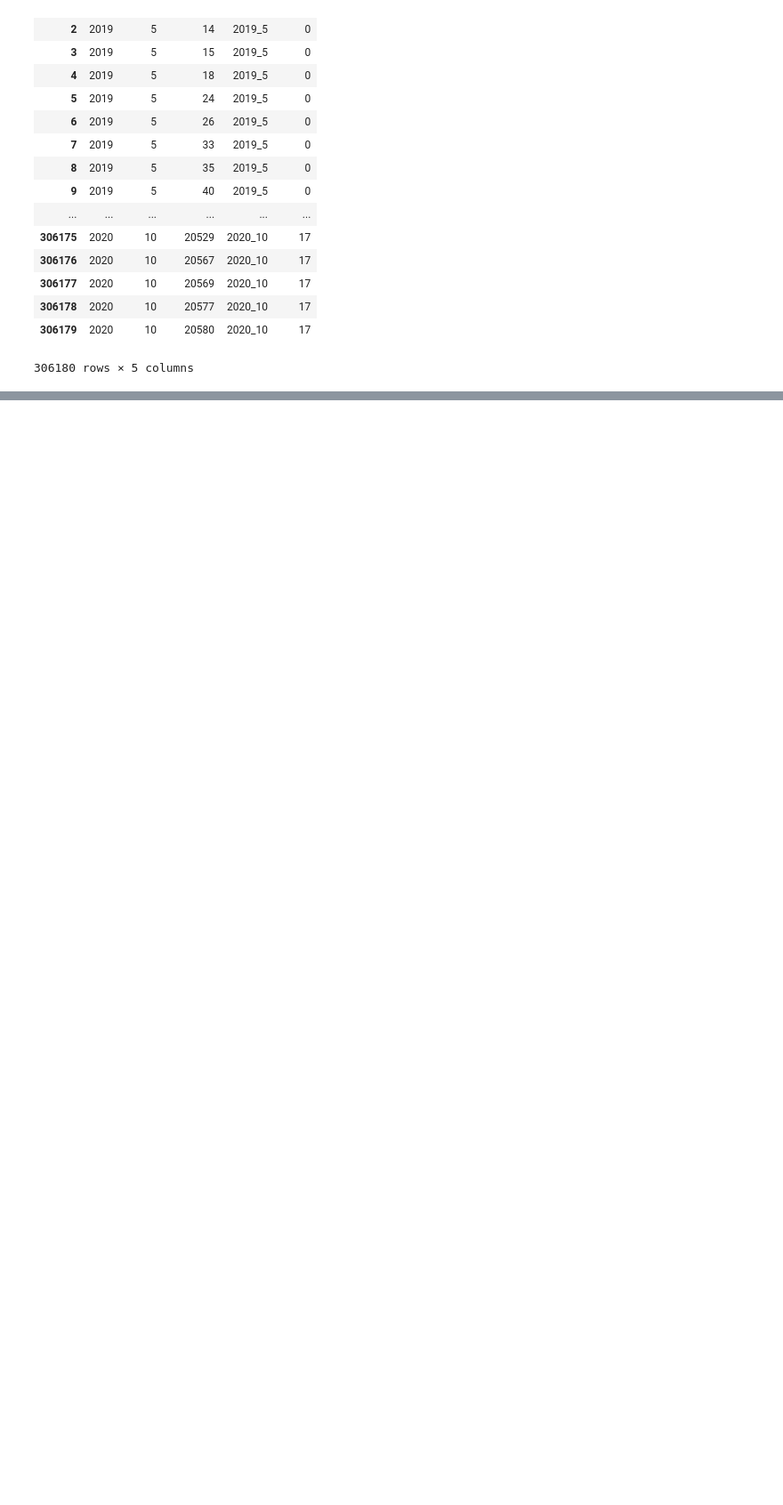
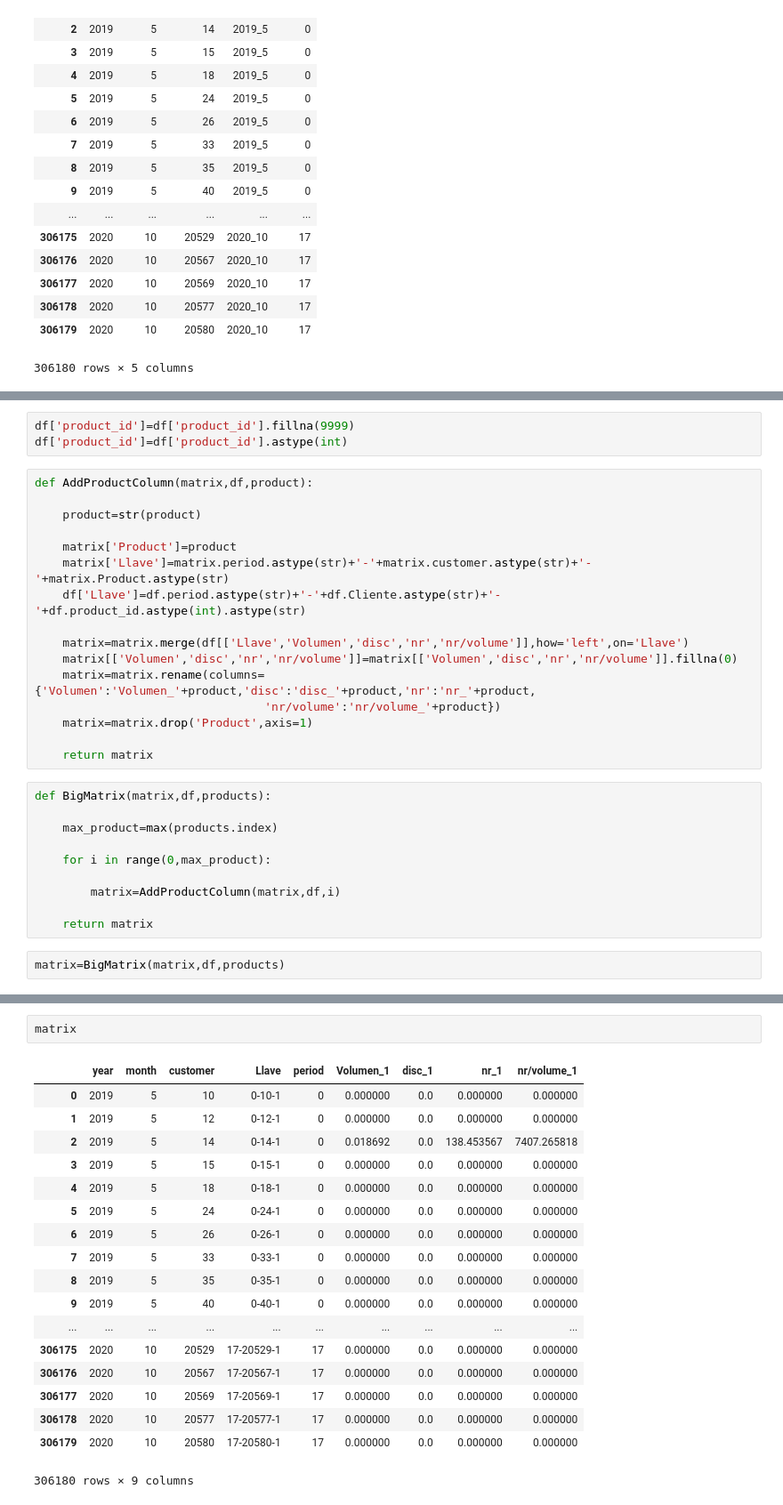
Before and after one commit to sebashc3712/Hackators_Bavaria, a Jupyter notebook: Brand_Expansion.ipynb, the cells around one changed output, grey strips where cells are left out. Shown at 89% size. Saved outputs shown, nothing was run; the diff lists cells and outputs as text; blank space fills up the shorter version.

Commit message:
BigMatrix function

```diff
--- a/Brand_Expansion.ipynb
+++ b/Brand_Expansion.ipynb
@@ -337,0 +400,31 @@ matrix
+# %%
+df['product_id']=df['product_id'].fillna(9999)
+df['product_id']=df['product_id'].astype(int)
+# %%
+def AddProductColumn(matrix,df,product):
+
+    product=str(product)
+
+    matrix['Product']=product
+    matrix['Llave']=matrix.period.astype(str)+'-'+matrix.customer.astype(str)+'-'+matrix.Product.astype(str)
+    df['Llave']=df.period.astype(str)+'-'+df.Cliente.astype(str)+'-'+df.product_id.astype(int).astype(str)
+
+    matrix=matrix.merge(df[['Llave','Volumen','disc','nr','nr/volume']],how='left',on='Llave')
+    matrix[['Volumen','disc','nr','nr/volume']]=matrix[['Volumen','disc','nr','nr/volume']].fillna(0)
+    matrix=matrix.rename(columns={'Volumen':'Volumen_'+product,'disc':'disc_'+product,'nr':'nr_'+product,
+                                 'nr/volume':'nr/volume_'+product})
+    matrix=matrix.drop('Product',axis=1)
+
+    return matrix
+# %%
+def BigMatrix(matrix,df,products):
+
+    max_product=max(products.index)
+
+    for i in range(0,max_product):
+
+        matrix=AddProductColumn(matrix,df,i)
+
+    return matrix
+# %%
+matrix=BigMatrix(matrix,df,products)
@@ -338 +440,22 @@ matrix
+# %%
+matrix
+# %% [output]
+|  | year | month | customer | Llave | period | Volumen_1 | disc_1 | nr_1 | nr/volume_1 |
+| 0 | 2019 | 5 | 10 | 0-10-1 | 0 | 0.000000 | 0.0 | 0.000000 | 0.000000 |
+| 1 | 2019 | 5 | 12 | 0-12-1 | 0 | 0.000000 | 0.0 | 0.000000 | 0.000000 |
+| 2 | 2019 | 5 | 14 | 0-14-1 | 0 | 0.018692 | 0.0 | 138.453567 | 7407.265818 |
+| 3 | 2019 | 5 | 15 | 0-15-1 | 0 | 0.000000 | 0.0 | 0.000000 | 0.000000 |
+| 4 | 2019 | 5 | 18 | 0-18-1 | 0 | 0.000000 | 0.0 | 0.000000 | 0.000000 |
+| 5 | 2019 | 5 | 24 | 0-24-1 | 0 | 0.000000 | 0.0 | 0.000000 | 0.000000 |
+| 6 | 2019 | 5 | 26 | 0-26-1 | 0 | 0.000000 | 0.0 | 0.000000 | 0.000000 |
+| 7 | 2019 | 5 | 33 | 0-33-1 | 0 | 0.000000 | 0.0 | 0.000000 | 0.000000 |
+| 8 | 2019 | 5 | 35 | 0-35-1 | 0 | 0.000000 | 0.0 | 0.000000 | 0.000000 |
+| 9 | 2019 | 5 | 40 | 0-40-1 | 0 | 0.000000 | 0.0 | 0.000000 | 0.000000 |
+| ... | ... | ... | ... | ... | ... | ... | ... | ... | ... |
+| 306175 | 2020 | 10 | 20529 | 17-20529-1 | 17 | 0.000000 | 0.0 | 0.000000 | 0.000000 |
+| 306176 | 2020 | 10 | 20567 | 17-20567-1 | 17 | 0.000000 | 0.0 | 0.000000 | 0.000000 |
+| 306177 | 2020 | 10 | 20569 | 17-20569-1 | 17 | 0.000000 | 0.0 | 0.000000 | 0.000000 |
+| 306178 | 2020 | 10 | 20577 | 17-20577-1 | 17 | 0.000000 | 0.0 | 0.000000 | 0.000000 |
+| 306179 | 2020 | 10 | 20580 | 17-20580-1 | 17 | 0.000000 | 0.0 | 0.000000 | 0.000000 |
+306180 rows × 9 columns
 # %%
```
Also changed, not shown: parts of 7 cells of this notebook.
